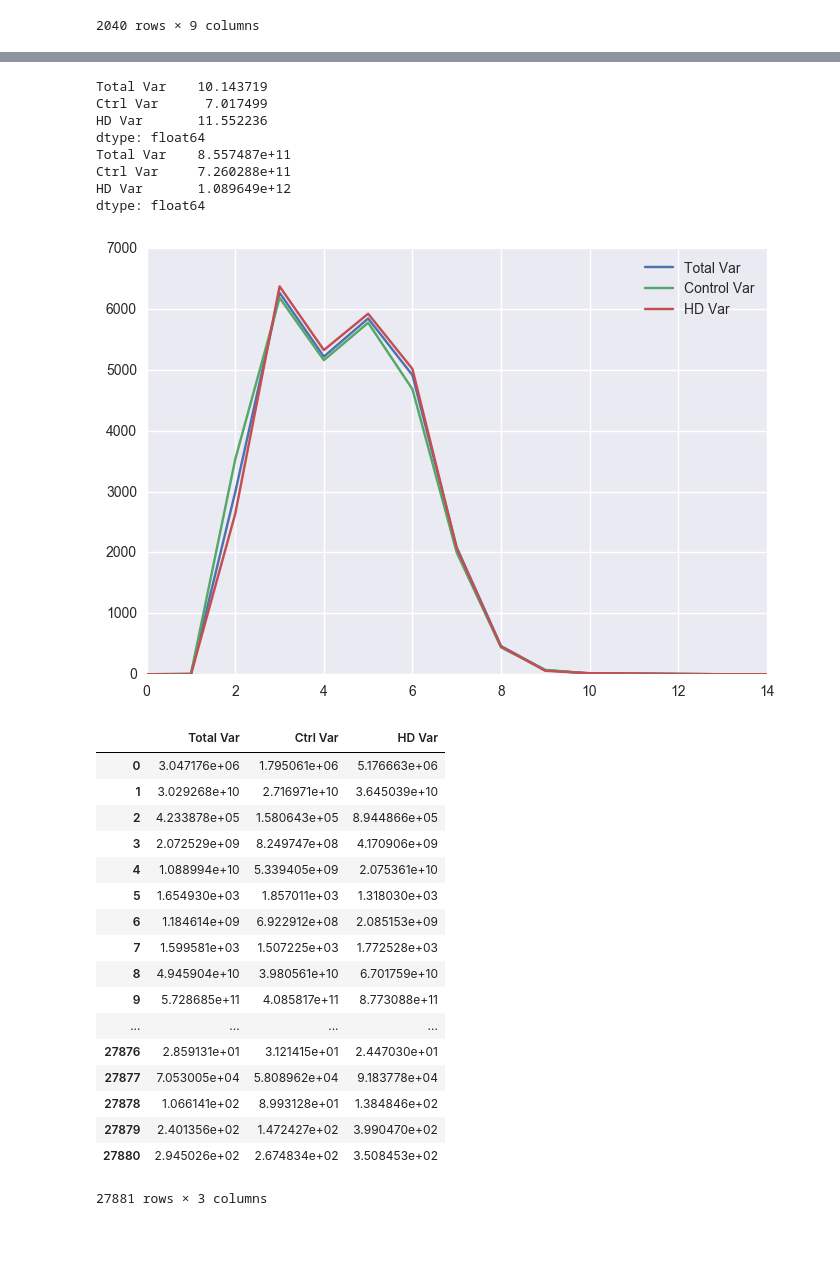
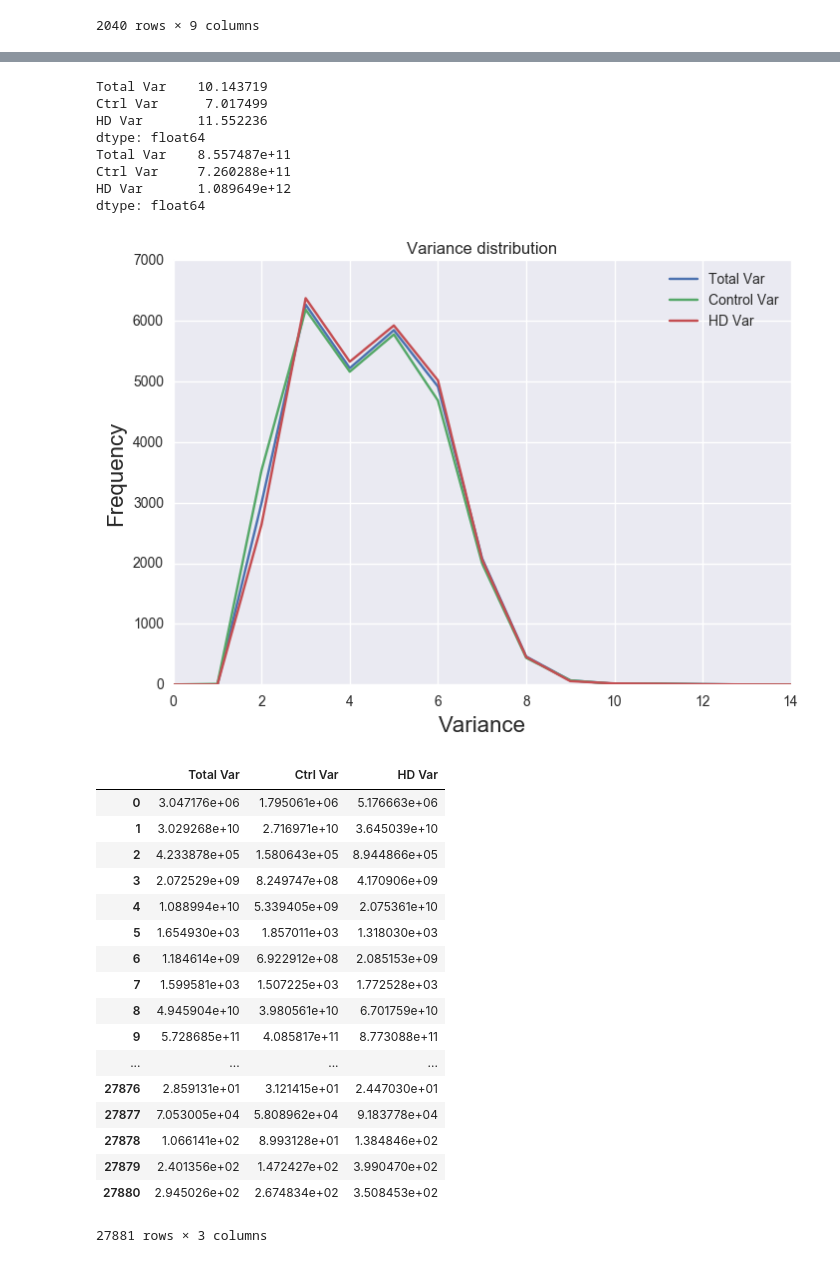
Before and after one commit to MalikYaseenM/HDvsCtrl, a Jupyter notebook: analysis/CAP_Analysis/CAP_Analysis.ipynb, the cells around one changed output, grey strips where cells are left out. Saved outputs shown, nothing was run; the diff lists cells and outputs as text; code cells hidden in the pictures; blank space fills up the shorter version.

```diff
--- a/analysis/CAP_Analysis/CAP_Analysis.ipynb
+++ b/analysis/CAP_Analysis/CAP_Analysis.ipynb
@@ -274,12 +267,6 @@ ct_var = df_var2['Ctrl Var'].values.tolist()
 hd_var = df_var2['HD Var'].values.tolist()
 
 # Max and min of all each column
-#print(df_var2['Total Var'].min())
-#print(df_var2['Total Var'].max())
-#print(df_var2['Ctrl Var'].min())
-#print(df_var2['Ctrl Var'].max())
-#print(df_var2['HD Var'].min())
-#print(df_var2['HD Var'].max())
 print(df_var2.min())
 print(df_var2.max())
 
@@ -322,35 +309,37 @@ def dist_var2(s):
                 v8[j] += 1
             if var == 9:
                 v9[j] += 1
             if var == 10:
                 v10[j] += 1
             if var == 11:
                 v11[j] += 1
             if var == 12:
                 v12[j] += 1
             if var == 13:
                 v13[j] += 1
             if var == 14:
                 v14[j] += 1
     return (v0, v1, v2, v3, v4, v5, v6, v7, v8, v9, v10, v11, v12, v13, v14)
 
 d = pd.DataFrame(list(dist_var2(var_list)))
 d.columns = ['Total Var', 'Control Var', 'HD Var']
 d.plot()
-
+plt.title("Variance distribution")
+plt.xlabel("Variance", fontsize=16)
+plt.ylabel("Frequency", fontsize=16)
 plt.show()
 
 df_var2
 # %% [output]
 Total Var    10.143719
 Ctrl Var      7.017499
 HD Var       11.552236
 dtype: float64
 Total Var    8.557487e+11
 Ctrl Var     7.260288e+11
 HD Var       1.089649e+12
 dtype: float64
-[figure, old version]
+[figure, new version]
 |  | Total Var | Ctrl Var | HD Var |
 | 0 | 3.047176e+06 | 1.795061e+06 | 5.176663e+06 |
 | 1 | 3.029268e+10 | 2.716971e+10 | 3.645039e+10 |
```
Also changed, not shown: parts of 10 cells of this notebook.
